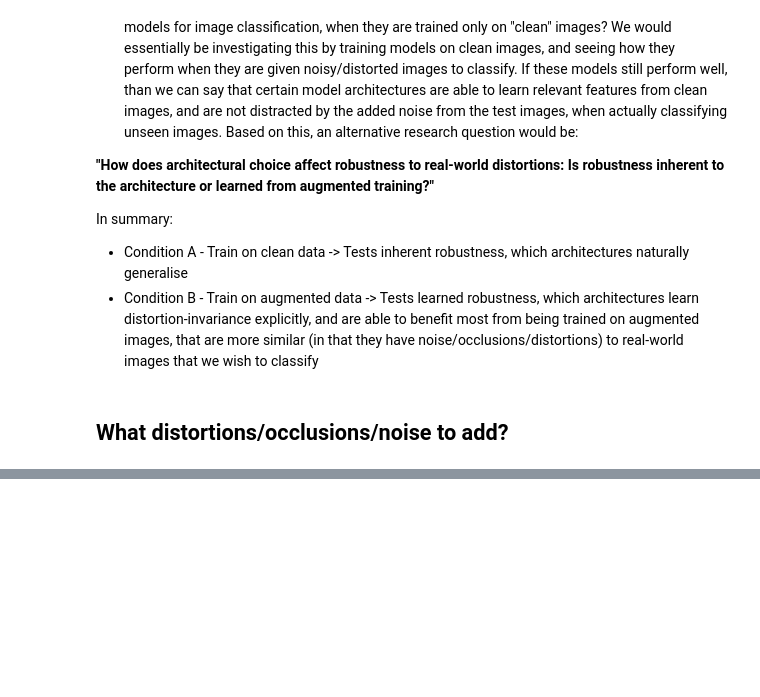
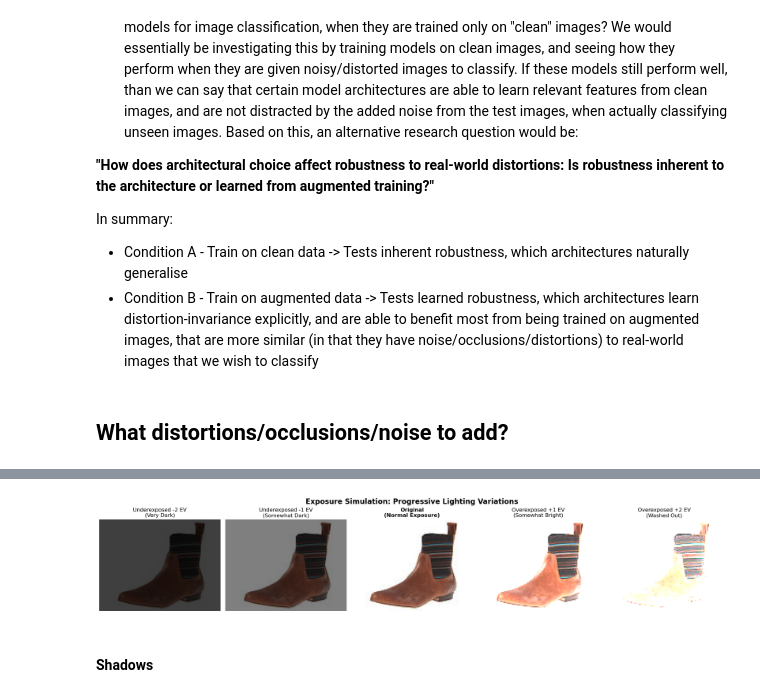
Before and after one commit to skyefung02/COMP90051_A2, a Jupyter notebook: COMP90051_A2_Skye.ipynb, the cells around one changed output, grey strips where cells are left out. Drawn from its saved outputs; the diff is of its cells as text; code cells hidden in the pictures; blank space fills up the shorter version.

```diff
--- a/COMP90051_A2_Skye.ipynb
+++ b/COMP90051_A2_Skye.ipynb
@@ -90,0 +244,37 @@ A realistic approach to adding distortions is as follows: The images that are cu
+# %%
+underexposed_2stops = simulate_exposure(boot_images[0], -2)  # Very dark
+underexposed_1stop = simulate_exposure(boot_images[0], -1)   # Somewhat dark
+original = Image.open(boot_images[0])                        # Original
+overexposed_1stop = simulate_exposure(boot_images[0], +1)    # Somewhat bright
+overexposed_2stops = simulate_exposure(boot_images[0], +2)   # Washed out
+# %%
+# Display them
+fig, axes = plt.subplots(1, 5, figsize=(20, 4))
+
+axes[0].imshow(underexposed_2stops)
+axes[0].set_title('Underexposed -2 EV\n(Very Dark)', fontsize=12)
+axes[0].axis('off')
+
+axes[1].imshow(underexposed_1stop)
+axes[1].set_title('Underexposed -1 EV\n(Somewhat Dark)', fontsize=12)
+axes[1].axis('off')
+
+axes[2].imshow(original)
+axes[2].set_title('Original\n(Normal Exposure)', fontsize=12, fontweight='bold')
+axes[2].axis('off')
+
+axes[3].imshow(overexposed_1stop)
+axes[3].set_title('Overexposed +1 EV\n(Somewhat Bright)', fontsize=12)
+axes[3].axis('off')
+
+axes[4].imshow(overexposed_2stops)
+axes[4].set_title('Overexposed +2 EV\n(Washed Out)', fontsize=12)
+axes[4].axis('off')
+
+plt.suptitle('Exposure Simulation: Progressive Lighting Variations', fontsize=16, fontweight='bold')
+plt.tight_layout()
+plt.show()
+# %% [output]
+[figure, added]
+# %% [markdown]
+#### Shadows
```
Also changed, not shown: parts of 21 cells of this notebook.
